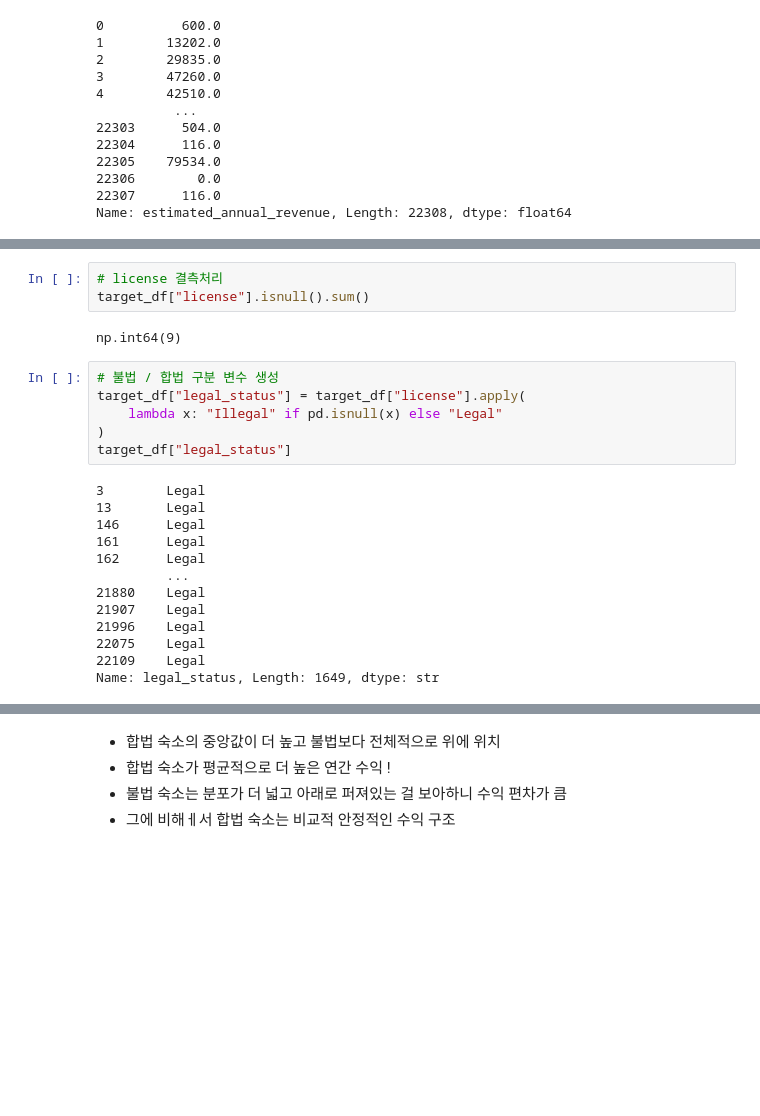
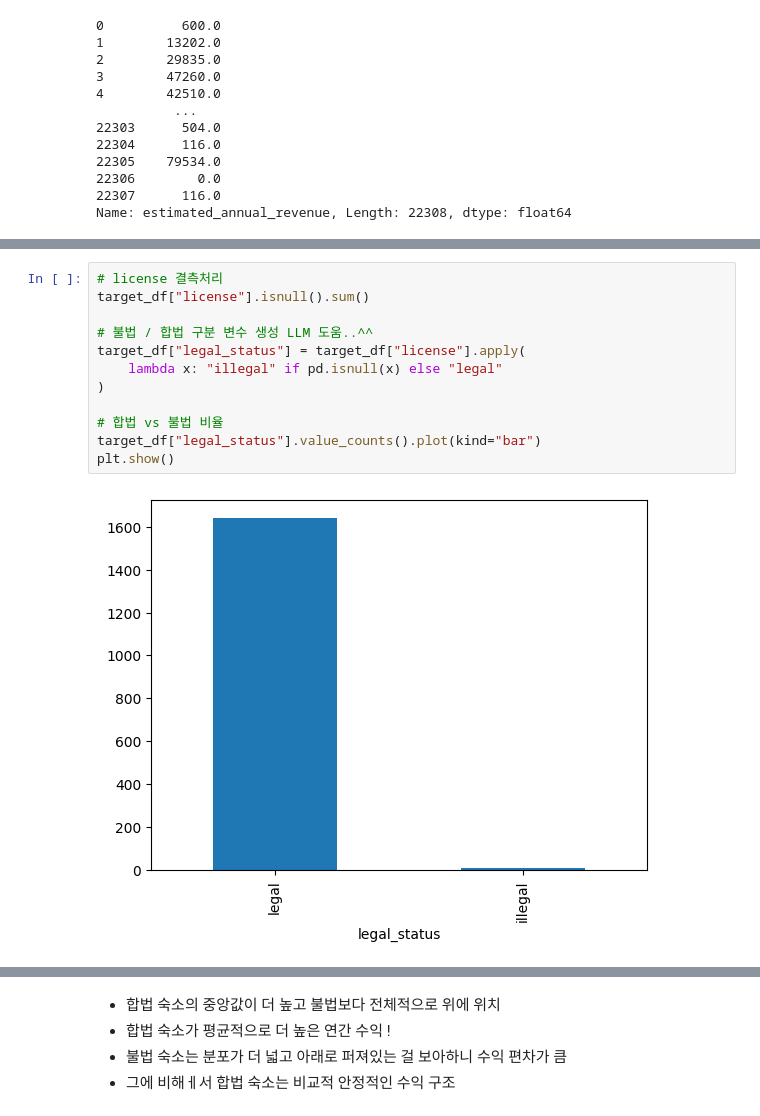
Before and after one commit to motimit/second_project, a Jupyter notebook: Hyebeen_EDA/project-혜빈.ipynb, the cells around one changed output, grey strips where cells are left out. Saved outputs shown, nothing was run; the diff lists cells and outputs as text; blank space fills up the shorter version.

```diff
--- a/Hyebeen_EDA/project-혜빈.ipynb
+++ b/Hyebeen_EDA/project-혜빈.ipynb
@@ -324,24 +321,14 @@ target_df
-# %%
-# license 결측처리
-target_df["license"].isnull().sum()
-# %% [output]
-np.int64(9)
 # %%
-# 불법 / 합법 구분 변수 생성
+# license 결측처리
+target_df["license"].isnull().sum()
+
+# 불법 / 합법 구분 변수 생성 LLM 도움..^^
 target_df["legal_status"] = target_df["license"].apply(
-    lambda x: "Illegal" if pd.isnull(x) else "Legal"
+    lambda x: "illegal" if pd.isnull(x) else "legal"
 )
-target_df["legal_status"]
+
+# 합법 vs 불법 비율
+target_df["legal_status"].value_counts().plot(kind="bar")
+plt.show()
 # %% [output]
-3        Legal
-13       Legal
-146      Legal
-161      Legal
-162      Legal
-         ...
-21880    Legal
-21907    Legal
-21996    Legal
-22075    Legal
-22109    Legal
-Name: legal_status, Length: 1649, dtype: str
+[figure, added]
```
Also changed, not shown: parts of 80 cells of this notebook.
